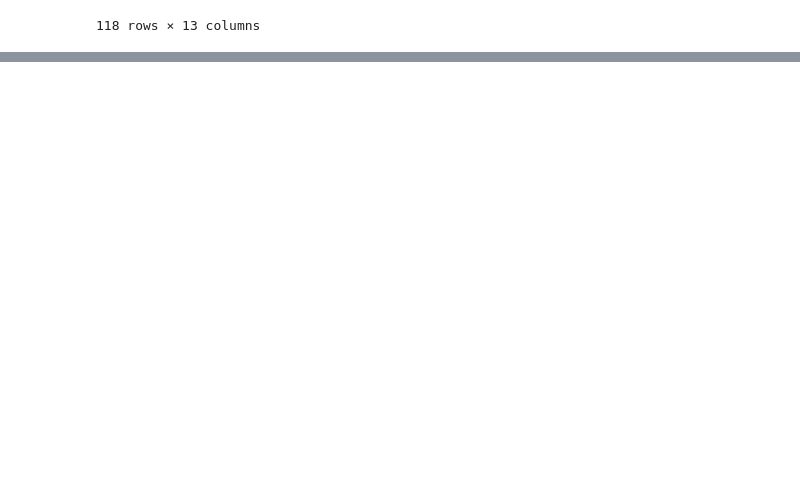
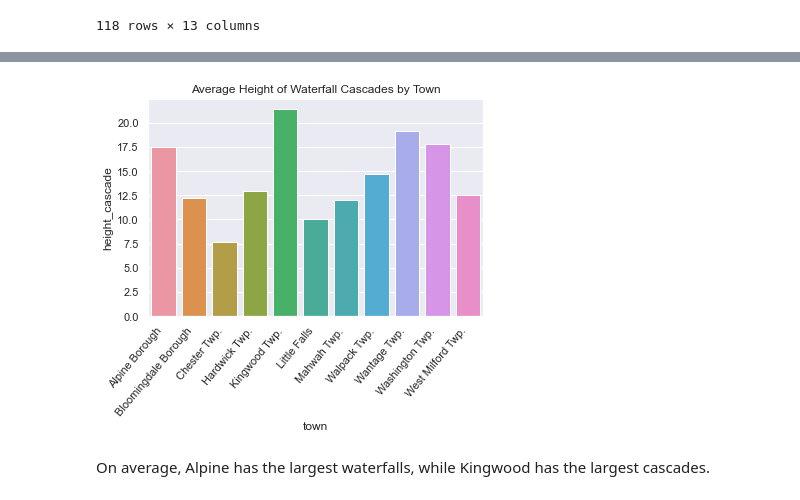
Before and after one commit to elizt0111/Project-Final, a Jupyter notebook: ProjFinal.ipynb, the cells around one changed output, grey strips where cells are left out. Drawn from its saved outputs; the diff is of its cells as text; code cells hidden in the pictures; blank space fills up the shorter version.

```diff
--- a/ProjFinal.ipynb
+++ b/ProjFinal.ipynb
@@ -220,0 +271,3 @@ wf
+# %%
+town_list = ['Hardwick Twp.', 'Walpack Twp.', 'Chester Twp.', 'Washington Twp.', 'West Milford Twp.', 'Alpine Borough', 'Kingwood Twp.', 'Mahwah Twp.', 'Bloomingdale Borough', 'Wantage Twp.', 'Little Falls']
+town_list
@@ -220,0 +288,3 @@ wf
+# %%
+wf_over3 = wf[wf['town'].isin(town_list)]
+wf_over3
@@ -220,0 +307,4 @@ wf
+# %%
+over3total = wf_over3.groupby('town')['height_total'].mean().sort_values()
+over3casc = wf_over3.groupby('town')['height_cascade'].mean().sort_values()
+over3 = wf_over3.groupby('town')['height_total', 'height_cascade'].mean()
@@ -220,0 +313,7 @@ wf
+# %%
+over3_plot = over3_reset = over3.reset_index()
+
+sns.barplot(data = over3_plot, x = 'town', y = 'height_total')
+plt.xticks(rotation = 50, ha = 'right')
+plt.title('Average Height of Waterfalls by Town')
+plt.show()
@@ -220,0 +322,9 @@ wf
+# %%
+sns.barplot(data = over3_plot, x = 'town', y = 'height_cascade')
+plt.xticks(rotation = 50, ha = 'right')
+plt.title('Average Height of Waterfall Cascades by Town')
+plt.show()
+# %% [output]
+[figure, added]
+# %% [markdown]
+On average, Alpine has the largest waterfalls, while Kingwood has the largest cascades.
```
Also changed, not shown: parts of 20 cells of this notebook.
